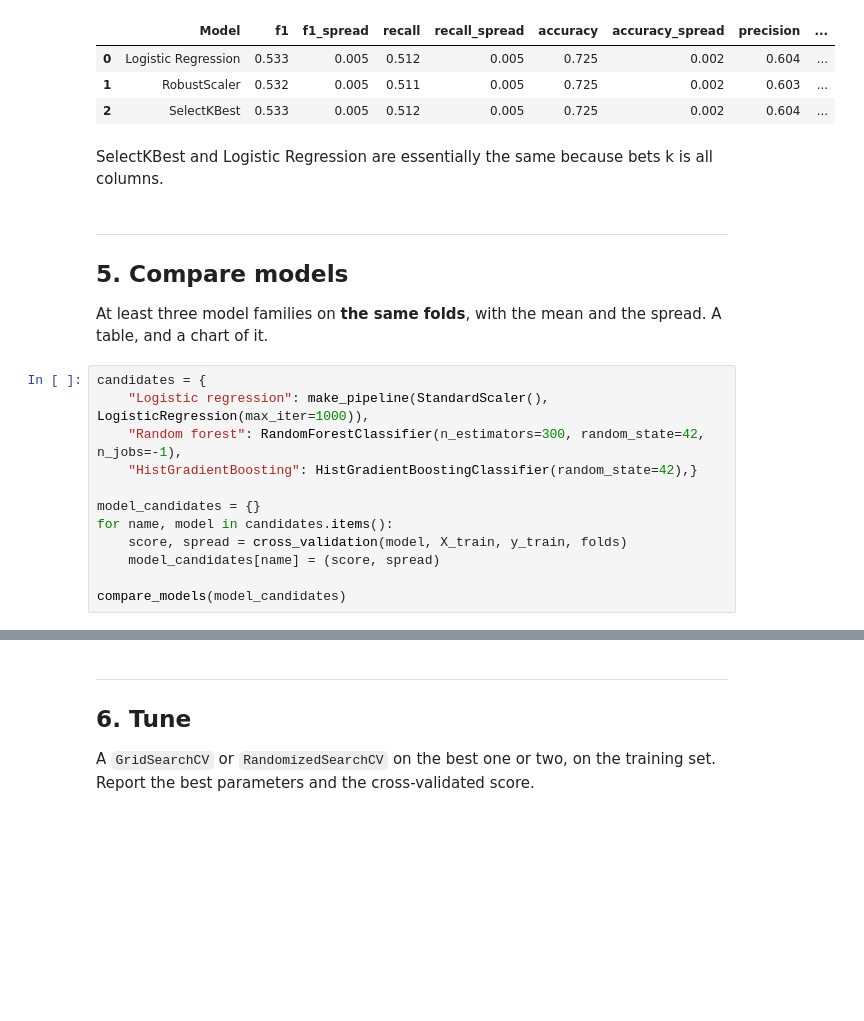
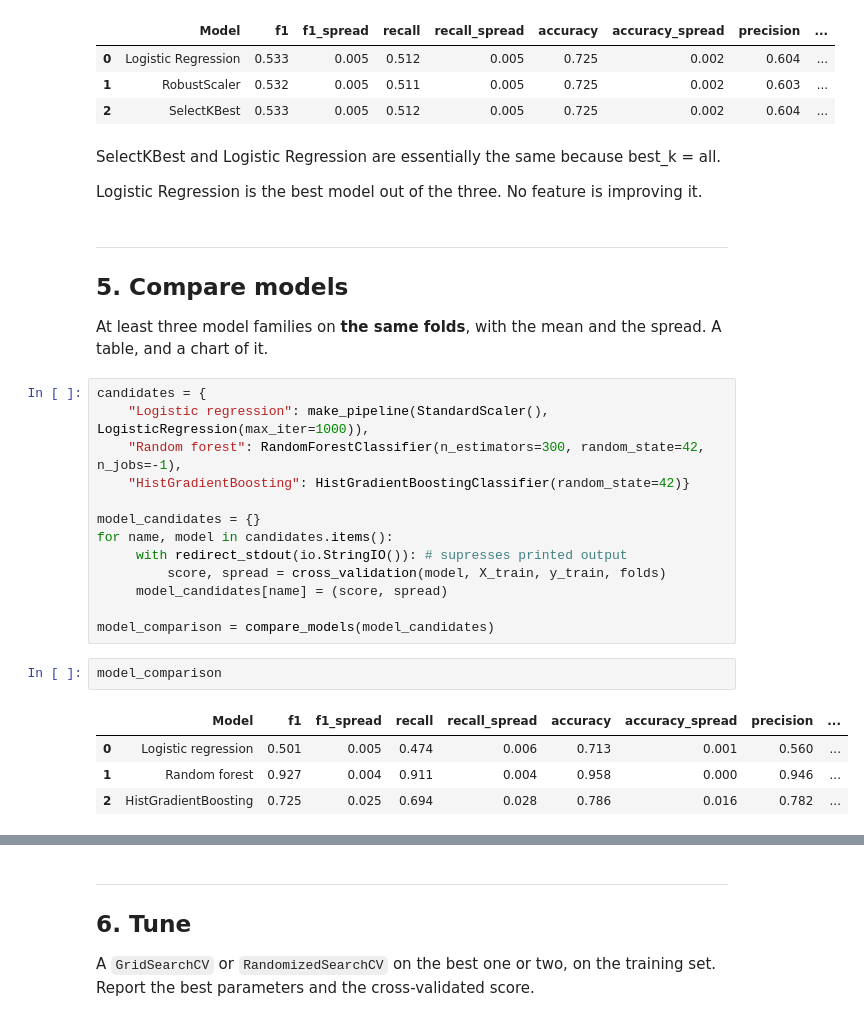
Before and after one commit to zoedoucet/project-2-machine-learning, a Jupyter notebook: notebooks/02_pipelines_and_models.ipynb, the cells around one changed output, grey strips where cells are left out. Saved outputs shown, nothing was run; the diff lists cells and outputs as text; blank space fills up the shorter version.

```diff
--- a/notebooks/02_pipelines_and_models.ipynb
+++ b/notebooks/02_pipelines_and_models.ipynb
@@ -167,7 +159,9 @@ compare_models (models)
 | 1 | RobustScaler | 0.532 | 0.005 | 0.511 | 0.005 | 0.725 | 0.002 | 0.603 | ... |
 | 2 | SelectKBest | 0.533 | 0.005 | 0.512 | 0.005 | 0.725 | 0.002 | 0.604 | ... |
 # %% [markdown]
-SelectKBest and Logistic Regression are essentially the same because bets k is all columns.
+SelectKBest and Logistic Regression are essentially the same because best_k = all.
+
+Logistic Regression is the best model out of the three. No feature is improving it.
 # %% [markdown]
 ---
 ## 5. Compare models
@@ -177,11 +171,19 @@ At least three model families on **the same folds**, with the mean and the sprea
 candidates = {
     "Logistic regression": make_pipeline(StandardScaler(), LogisticRegression(max_iter=1000)),
     "Random forest": RandomForestClassifier(n_estimators=300, random_state=42, n_jobs=-1),
-    "HistGradientBoosting": HistGradientBoostingClassifier(random_state=42),}
+    "HistGradientBoosting": HistGradientBoostingClassifier(random_state=42)}
 
 model_candidates = {}
 for name, model in candidates.items():
-    score, spread = cross_validation(model, X_train, y_train, folds)
-    model_candidates[name] = (score, spread)
+     with redirect_stdout(io.StringIO()): # supresses printed output
+         score, spread = cross_validation(model, X_train, y_train, folds)
+     model_candidates[name] = (score, spread)
 
-compare_models(model_candidates)
+model_comparison = compare_models(model_candidates)
+# %%
+model_comparison
+# %% [output]
+|  | Model | f1 | f1_spread | recall | recall_spread | accuracy | accuracy_spread | precision | ... |
+| 0 | Logistic regression | 0.501 | 0.005 | 0.474 | 0.006 | 0.713 | 0.001 | 0.560 | ... |
+| 1 | Random forest | 0.927 | 0.004 | 0.911 | 0.004 | 0.958 | 0.000 | 0.946 | ... |
+| 2 | HistGradientBoosting | 0.725 | 0.025 | 0.694 | 0.028 | 0.786 | 0.016 | 0.782 | ... |
```
Also changed, not shown: parts of 5 cells of this notebook, 1 other file.
